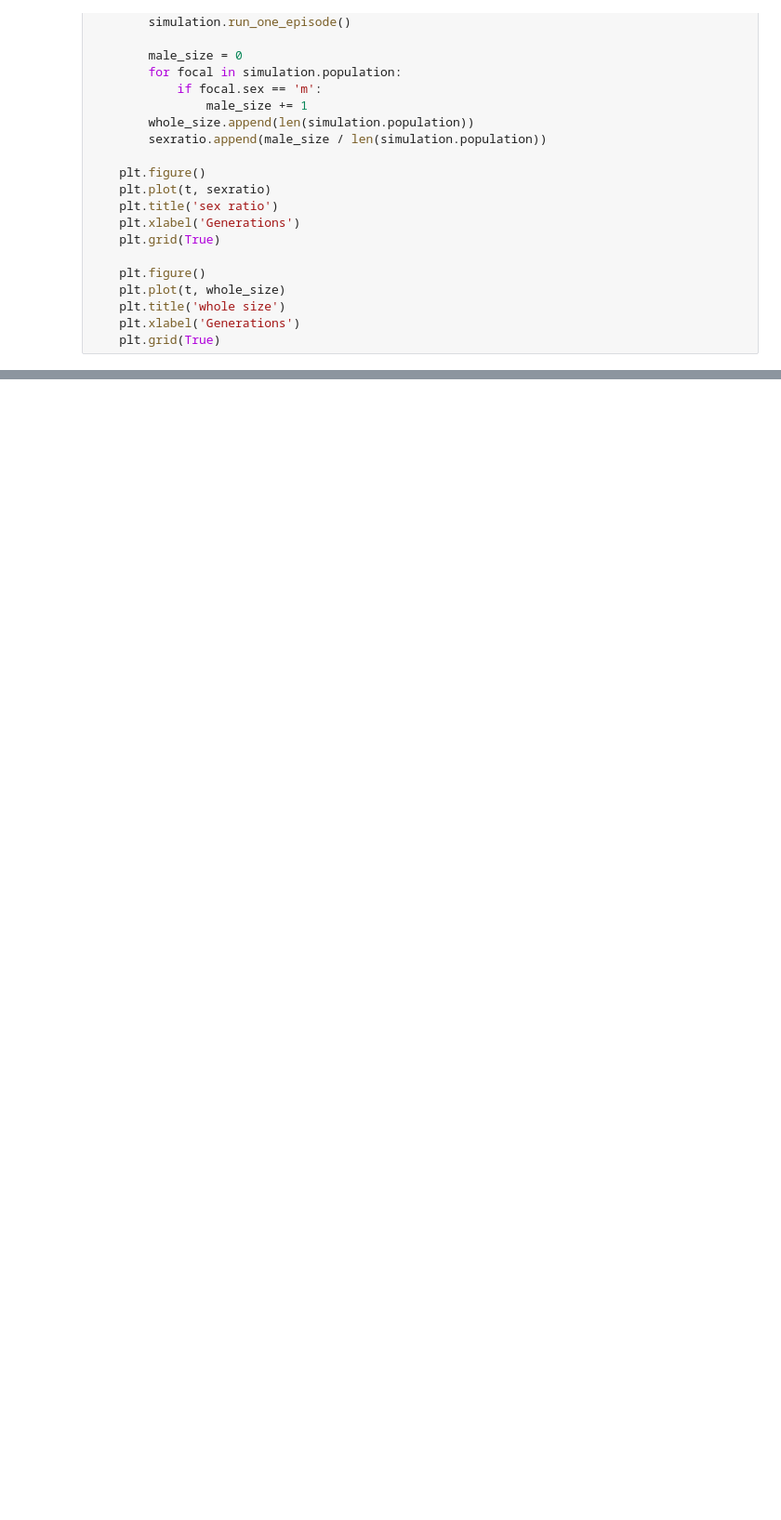
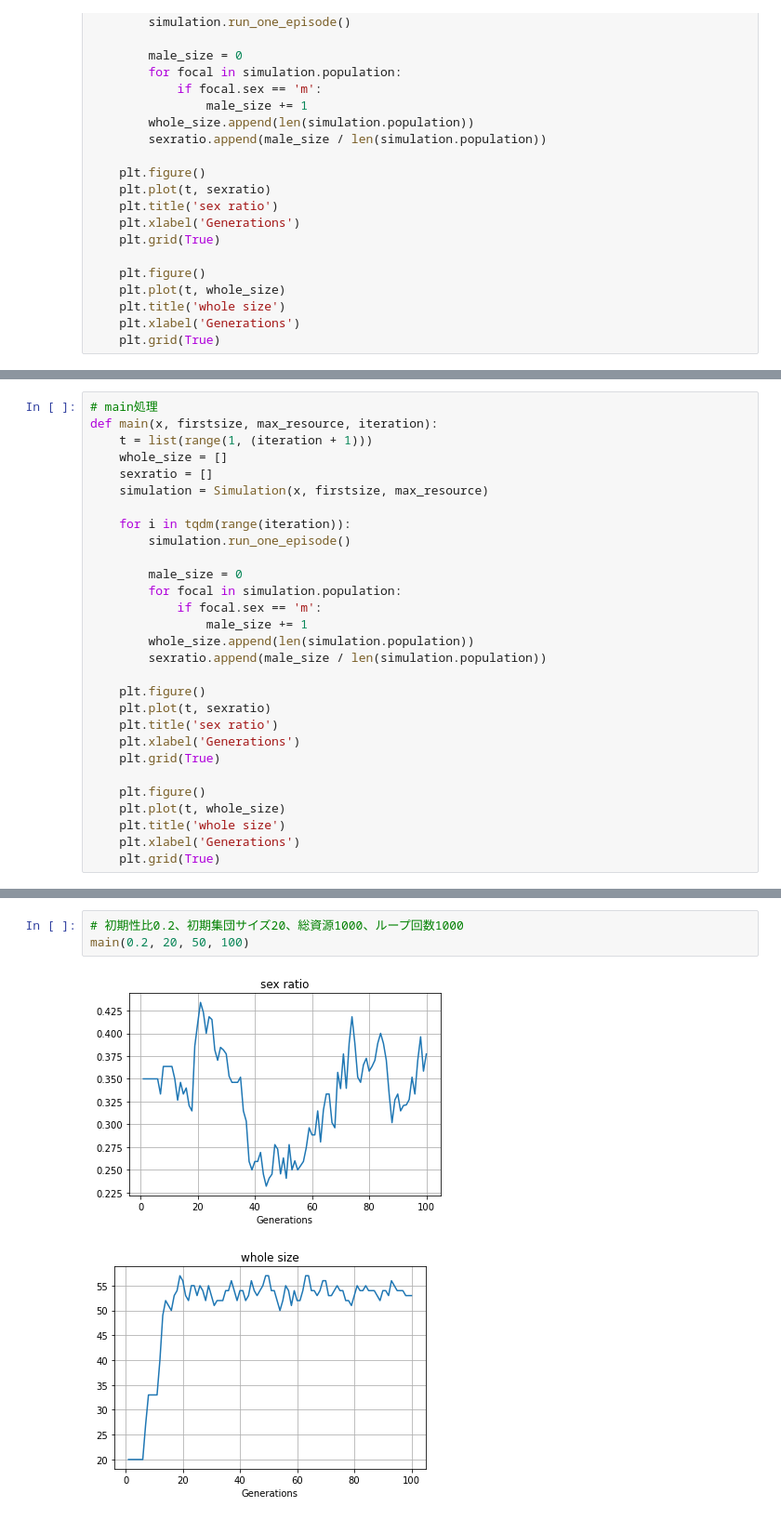
Before and after one commit to hidakakubo/first, a Jupyter notebook: abm_of_sexratio.ipynb, the cells around one changed output, grey strips where cells are left out. Shown: that part at 93% size. Saved outputs shown, nothing was run; the diff lists cells and outputs as text; blank space fills up the shorter version.

```diff
--- a/abm_of_sexratio.ipynb
+++ b/abm_of_sexratio.ipynb
@@ -145,0 +274,29 @@ main(0.2, 50, 1000, 1000)
+# %%
+# main処理
+def main(x, firstsize, max_resource, iteration):
+    t = list(range(1, (iteration + 1)))
+    whole_size = []
+    sexratio = []
+    simulation = Simulation(x, firstsize, max_resource)
+
+    for i in tqdm(range(iteration)):
+        simulation.run_one_episode()
+
+        male_size = 0
+        for focal in simulation.population:
+            if focal.sex == 'm':
+                male_size += 1
+        whole_size.append(len(simulation.population))
+        sexratio.append(male_size / len(simulation.population))
+
+    plt.figure()
+    plt.plot(t, sexratio)
+    plt.title('sex ratio')
+    plt.xlabel('Generations')
+    plt.grid(True)
+
+    plt.figure()
+    plt.plot(t, whole_size)
+    plt.title('whole size')
+    plt.xlabel('Generations')
+    plt.grid(True)
@@ -145,0 +309,6 @@ main(0.2, 50, 1000, 1000)
+# %%
+# 初期性比0.2、初期集団サイズ20、総資源1000、ループ回数1000
+main(0.2, 20, 50, 100)
+# %% [output]
+[figure, added]
+[figure, added]
```
Also changed, not shown: parts of 7 cells of this notebook.
